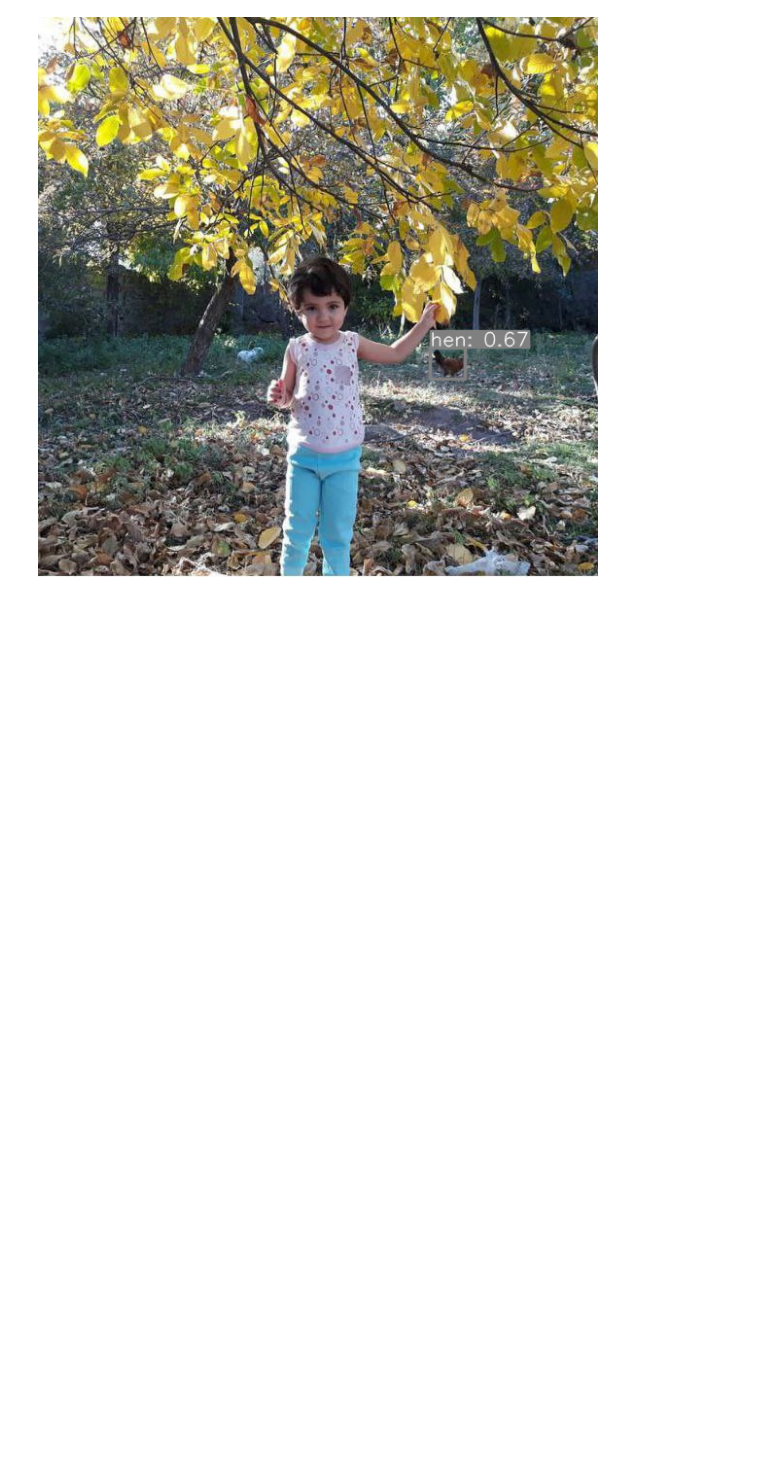
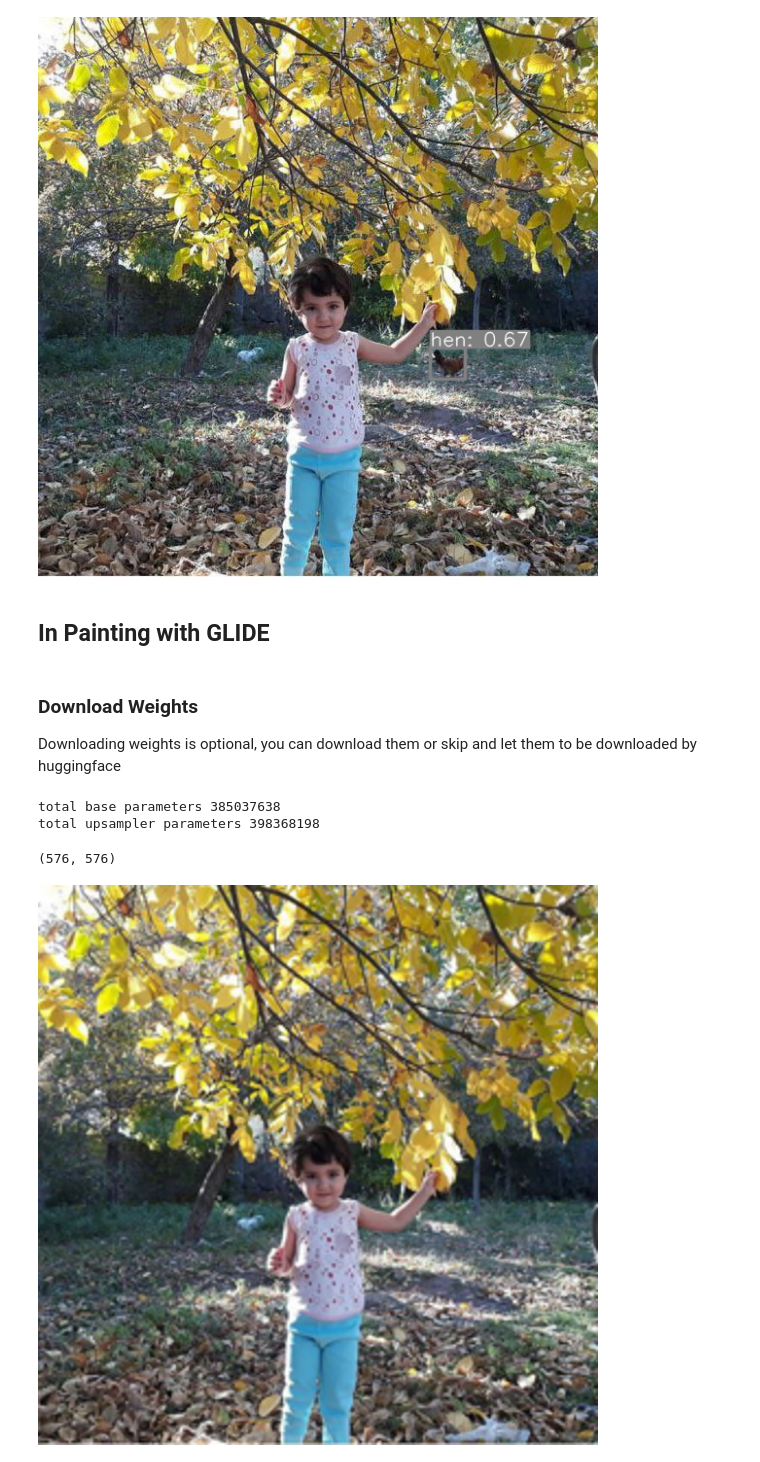
Before and after one commit to pooya-mohammadi/easy_image_inpainting, a Jupyter notebook: easy_image_editing_grounding_dino_glide.ipynb, the cells around one changed output. Drawn from its saved outputs; the diff is of its cells as text; code cells hidden in the pictures; blank space fills up the shorter version.

Commit message:
Add glide to easy_image_editing_grounding_dino_glide.ipynb

```diff
--- a/easy_image_editing_grounding_dino_glide.ipynb
+++ b/easy_image_editing_grounding_dino_glide.ipynb
@@ -44,7 +32,6 @@ Exception: URL fetch failure on https://github.com/IDEA-Research/GroundingDINO/r
 # Load model
 from deep_utils import Text2BoxVisualGroundingDino
 
-weight_path = "groundingdino_swint_ogc.pth"
-model = Text2BoxVisualGroundingDino(weight_path=weight_path)
+model = Text2BoxVisualGroundingDino()
 # %% [output]
 final text_encoder_type: bert-base-uncased
@@ -61,3 +50,27 @@ pil_annotate_img = Image.fromarray(annotate_img)
 pil_annotate_img
 # %% [output]
 [figure]
+# %% [markdown]
+## In Painting with GLIDE
+# %% [markdown]
+### Download Weights
+Downloading weights is optional, you can download them or skip and let them to be downloaded by huggingface
+# %%
+from deep_utils import ImageEditingGLIDE
+editing_model = ImageEditingGLIDE()
+# %% [output]
+total base parameters 385037638
+total upsampler parameters 398368198
+# %%
+# Only the first box is processed. Processing other boxes will be added in the near future!
+box = output.boxes[0]
+# %%
+# Add the description you want to replace previous object with
+edit_text = "dead gray leaves"
+edited_image = editing_model.edit_box(img=pil_img, text=edit_text, box=box)
+edited_image = edited_image.resize(pil_img.size)
+edited_image.save("glide_output.jpg")
+edited_image
+# %% [output]
+(576, 576)
+[figure, added]
```
Also changed, not shown: parts of 13 cells of this notebook.
